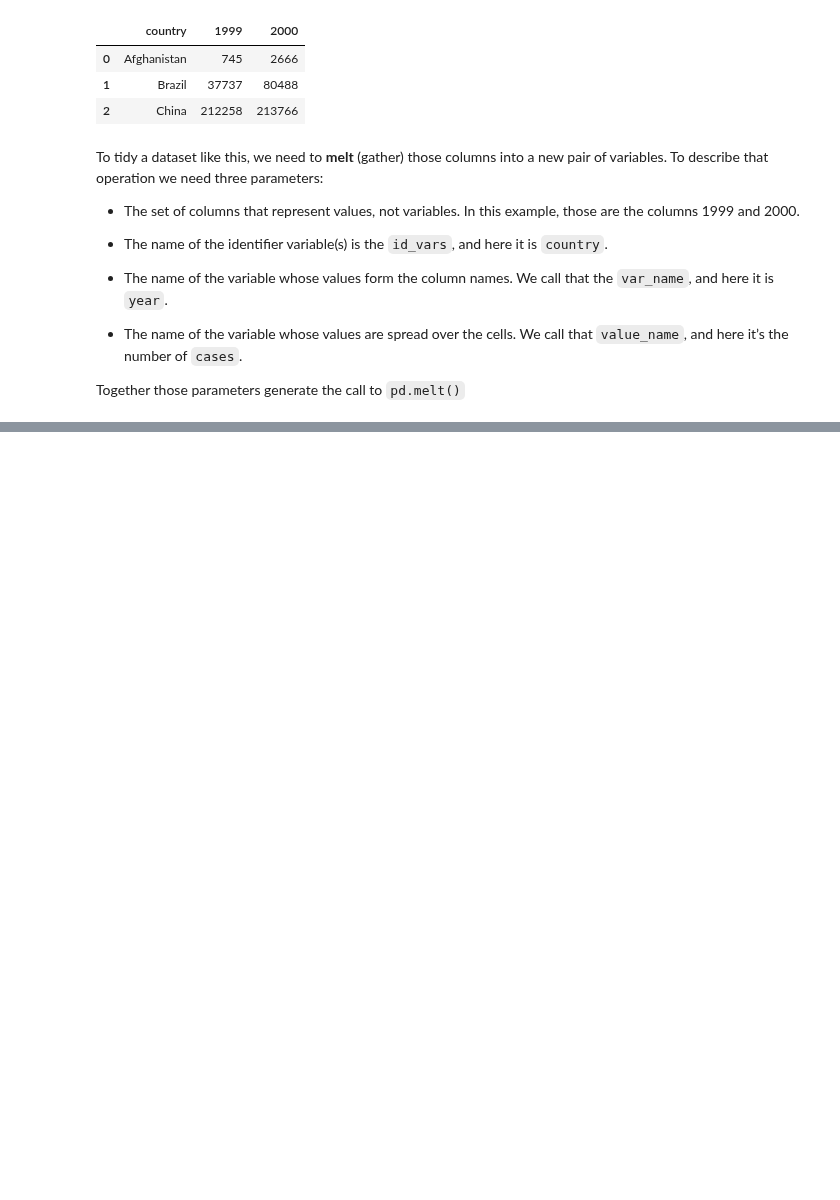
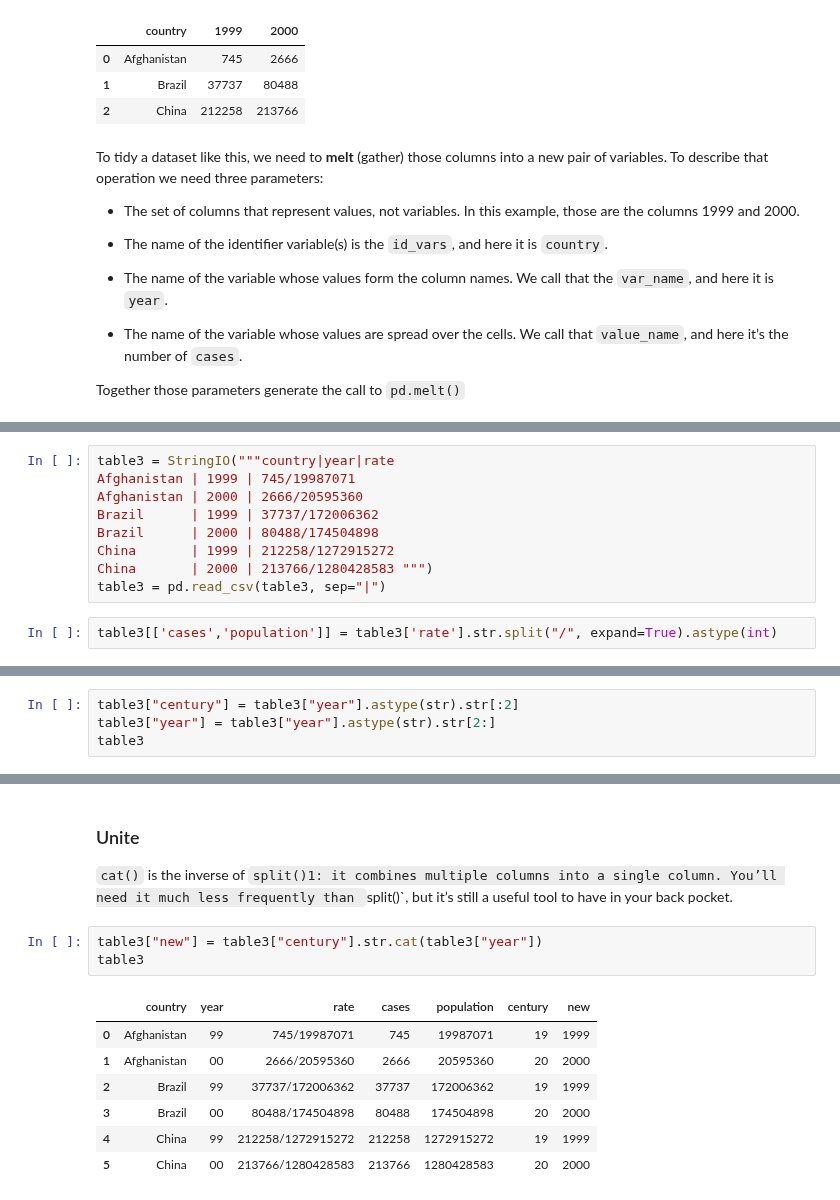
Before and after one commit to markumreed/ds4b, a Jupyter notebook: python_ds4b/02_wrangle/03_tidy_data.ipynb, the cells around one changed output, grey strips where cells are left out. Drawn from its saved outputs; the diff is of its cells as text; blank space fills up the shorter version.

```diff
--- a/python_ds4b/02_wrangle/03_tidy_data.ipynb
+++ b/python_ds4b/02_wrangle/03_tidy_data.ipynb
@@ -216,0 +308,11 @@ Here there are only two columns, so we list them individually. Note that “1999
+# %%
+table3 = StringIO("""country|year|rate
+Afghanistan | 1999 | 745/19987071
+Afghanistan | 2000 | 2666/20595360
+Brazil      | 1999 | 37737/172006362
+Brazil      | 2000 | 80488/174504898
+China       | 1999 | 212258/1272915272
+China       | 2000 | 213766/1280428583 """)
+table3 = pd.read_csv(table3, sep="|")
+# %%
+table3[['cases','population']] = table3['rate'].str.split("/", expand=True).astype(int)
@@ -216,0 +325,4 @@ Here there are only two columns, so we list them individually. Note that “1999
+# %%
+table3["century"] = table3["year"].astype(str).str[:2]
+table3["year"] = table3["year"].astype(str).str[2:]
+table3
@@ -216,0 +337,14 @@ Here there are only two columns, so we list them individually. Note that “1999
+# %% [markdown]
+### Unite
+`cat()` is the inverse of `split()1: it combines multiple columns into a single column. You’ll need it much less frequently than `split()`, but it’s still a useful tool to have in your back pocket.
+# %%
+table3["new"] = table3["century"].str.cat(table3["year"])
+table3
+# %% [output]
+|  | country | year | rate | cases | population | century | new |
+| 0 | Afghanistan | 99 | 745/19987071 | 745 | 19987071 | 19 | 1999 |
+| 1 | Afghanistan | 00 | 2666/20595360 | 2666 | 20595360 | 20 | 2000 |
+| 2 | Brazil | 99 | 37737/172006362 | 37737 | 172006362 | 19 | 1999 |
+| 3 | Brazil | 00 | 80488/174504898 | 80488 | 174504898 | 20 | 2000 |
+| 4 | China | 99 | 212258/1272915272 | 212258 | 1272915272 | 19 | 1999 |
+| 5 | China | 00 | 213766/1280428583 | 213766 | 1280428583 | 20 | 2000 |
```
Also changed, not shown: parts of 27 cells of this notebook.
